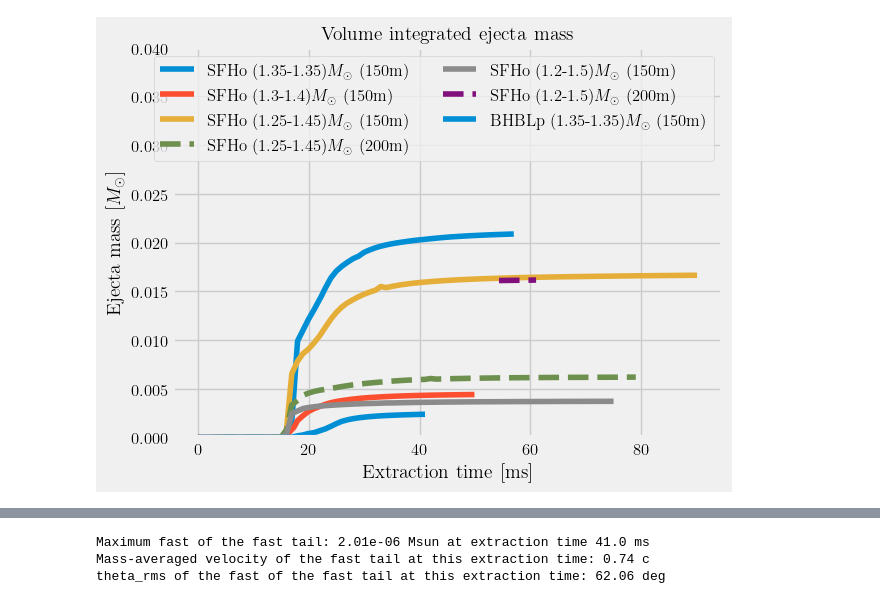
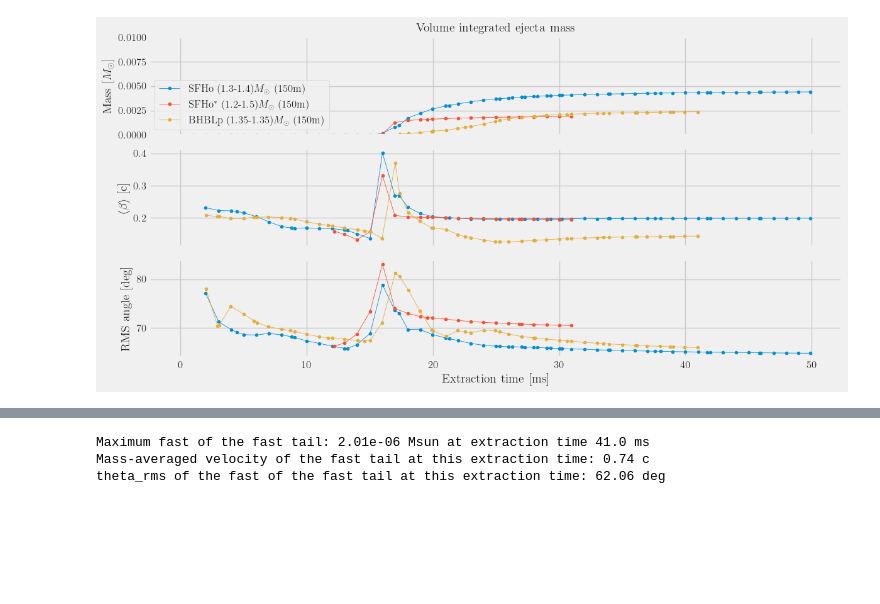
Before and after one commit to vsevolodnedora/PBA_projects, a Jupyter notebook: knafg/knafg_kenta/ejecta_analysis.ipynb, the cells around one changed output, grey strips where cells are left out. Saved outputs shown, nothing was run; the diff lists cells and outputs as text; code cells hidden in the pictures; blank space fills up the shorter version.

Commit message:
added some progress with ejecta analysis

```diff
--- a/knafg/knafg_kenta/ejecta_analysis.ipynb
+++ b/knafg/knafg_kenta/ejecta_analysis.ipynb
@@ -27,6 +32,3 @@ for sim_key, sim_dic in SIMULATIONS.items():
-# %%
-# dataframe for all simulations
-df = pd.DataFrame(SIMULATIONS).T
 # %%
 # collect tmin tmax for all simulations
 df["tmin"],df["tmax"] = pd.Series(dtype = 'object'), pd.Series(dtype = 'object')
@@ -77,21 +83,35 @@ plt.show()
+# %%
+def get_vave_theta_rms(ej:PBA.id_kenta.EjectaData, crit:str) -> tuple[np.ndarray,np.ndarray]:
+    vave = np.zeros_like(ej.getText())
+    theta_rms = np.zeros_like(ej.getText())
+    for it, text in enumerate(ej.getText()):
+        ej_mass = ej.get(v_n="mass",text=text)
+        ej_vinf = ej.get_vinf()
+        mask = ej.get_vinf_mask(crit=crit)
+        vave[it] = np.sum(ej_mass[:,mask]*ej_vinf[mask])/np.sum(ej_mass[:,mask])
+
+        thetas = ej.get_theta()
+        theta_rms[it] = (180. / np.pi) * np.sqrt(np.sum(np.sum(ej_mass[:,mask], axis=1) * thetas ** 2) / np.sum(ej_mass[:,mask]))
+    return (vave, theta_rms)
 # %%
-# Ejecta mass evolution of all simulations
+# Ejecta mass evolution of all simulation
 def plot_all_sim_ejecta_mass(crit=None,yscale="linear",ylim=(0,0.04),title="Volume integrated ejecta mass"):
     fig, ax = plt.subplots(ncols=1,nrows=1)
     #ax2 = ax.twinx()
-    for sim, sim_dic in df.iterrows():
+    for idx, sim_dic in enumerate(df.iterrows()):
+        sim_dic = sim_dic[1]
         ej = PBA.id_kenta.EjectaData(sim_dic["datadir"]+"ej_collated.h5",verbose=True)
         if (crit is None):
             mass = ej.total_mass()
         else:
             mass = ej.total_mass_vs_text(crit=crit)
 
-        if sim_dic["res"] == 150:
-            ax.plot(ej.getText(), mass, color=color_pal[sim_dic["idx"]],
+        if sim_dic["given_time"] == "new":
+            ax.plot(ej.getText(), mass, color=color_pal[idx],
                 label=sim_dic["label"],ls="-")
         else:
-            ax.plot(ej.getText(), mass, color=color_pal[sim_dic["idx"]],
-                label=sim_dic["label"],ls="--")
+            ax.plot(ej.getText(), mass, color=color_pal[idx],
+                label=sim_dic["label"],ls=":")
         # data = PBA.id_kenta.Data(fpath_rhomax=sim_dic["datadir"]+sim_dic["rhomax"],
         #                          fpath_mdot=sim_dic["datadir"]+sim_dic["mdot_extract"])
         # ax.plot(ej.getText(), ej.total_mass_fasttail(),color=color_pal[sim_dic["idx"]],
@@ -108,7 +128,57 @@ def plot_all_sim_ejecta_mass(crit=None,yscale="linear",ylim=(0,0.04),title="Volu
     ax.set_title(title,fontsize=14)
     # ax.grid(which="both",axis="both")
     plt.tight_layout()
-    plt.savefig(os.getcwd()+"/"+"ejecta_mass_evol.png",dpi=256)
+    plt.savefig(figs+"ejecta_mass_evol.png",dpi=256)
     plt.show()
-plot_all_sim_ejecta_mass()
+def plot_all_sim_ejecta_massave_vel(crit=None,yscale="linear",ylim=(0,0.04),title="Volume integrated ejecta mass",
+                                    figfpath:str=figs+"mej_vej_theta.png"):
+    fig, ax = plt.subplots(ncols=1,nrows=3,sharex="all",figsize=(12,6))
+    #ax2 = ax.twinx()
+    for idx, sim_dic in enumerate(df.iterrows()):
+        sim_dic = sim_dic[1]
+        ej = PBA.id_kenta.EjectaData(sim_dic["datadir"]+"ej_collated.h5",verbose=True)
+        if (crit is None): mass = ej.total_mass()
+        else: mass = ej.total_mass_vs_text(crit=crit)
+
+        ax[0].plot(ej.getText(), mass, color=color_pal[idx], label=sim_dic["label"],marker='.', lw=.6)
+
+        # ---
+        vave, theta_rms = get_vave_theta_rms(ej=ej, crit=crit)
+
+        ax[1].plot(ej.getText(), vave, color=color_pal[idx], marker='.', lw=.6)
+        ax[2].plot(ej.getText(), theta_rms, color=color_pal[idx], marker='.', lw=.6)
+
+        max_mass = np.max(ej.total_mass_vs_text(crit="fast"))
+        text_max_mass = ej.getText()[np.argmax(ej.total_mass_vs_text(crit="fast"))]
+
+        print(f"\n{sim_dic['name']}")
+        print(f"Maximum fast of the fast tail: {max_mass:.2e} Msun at extraction time {text_max_mass:.1f} ms")
+        #
+        ej_mass = ej.get(v_n="mass",text=text_max_mass)
+        ej_vinf = ej.get_vinf()
+        mask = ej.get_vinf_mask(crit="fast")
+        vave = np.sum(ej_mass[:,mask]*ej_vinf[mask])/np.sum(ej_mass[:,mask])
+        print(f"Mass-averaged velocity of the fast tail at this extraction time: {vave:.2f} c")
+
+        thetas = ej.get_theta()
+        theta_rms = (180. / np.pi) * np.sqrt(np.sum(np.sum(ej_mass[:,mask], axis=1) * thetas ** 2) / np.sum(ej_mass[:,mask]))
+        print(f"theta_rms of the fast of the fast tail at this extraction time: {theta_rms:.2f} deg")
+
+    for _ax in ax:
+        _ax.tick_params(labelsize=12)
+    ax[0].set_ylim(*ylim)
+    ax[0].set_yscale(yscale)
+    ax[0].legend(fontsize=12,ncol=1,loc="lower left")
+    # ax.set_yscale("log")
+    ax[-1].set_xlabel("Extraction time [ms]",fontsize=14)
+    ax[0].set_ylabel(r"Mass [$M_{\odot}$]",fontsize=14)
+    ax[1].set_ylabel(r"$\langle\beta\rangle$ [c]",fontsize=14)
+    ax[2].set_ylabel(r"RMS angle [deg]",fontsize=14)
+    ax[0].set_title(title,fontsize=14)
+    # ax.grid(which="both",axis="both")
+    plt.tight_layout()
+    plt.savefig(figfpath,dpi=512)
+    plt.show()
+# plot_all_sim_ejecta_mass(ylim=(0,0.01))
+plot_all_sim_ejecta_massave_vel(ylim=(0,0.01))
 # %% [output]
@@ -115,3 +199,3 @@ plot_all_sim_ejecta_mass()
-[figure, old version]
+[figure, new version]
 # %%
 # Ejecta mass fast tail evolution of all simulations
```
Also changed, not shown: parts of 17 cells of this notebook, 4 other files.
